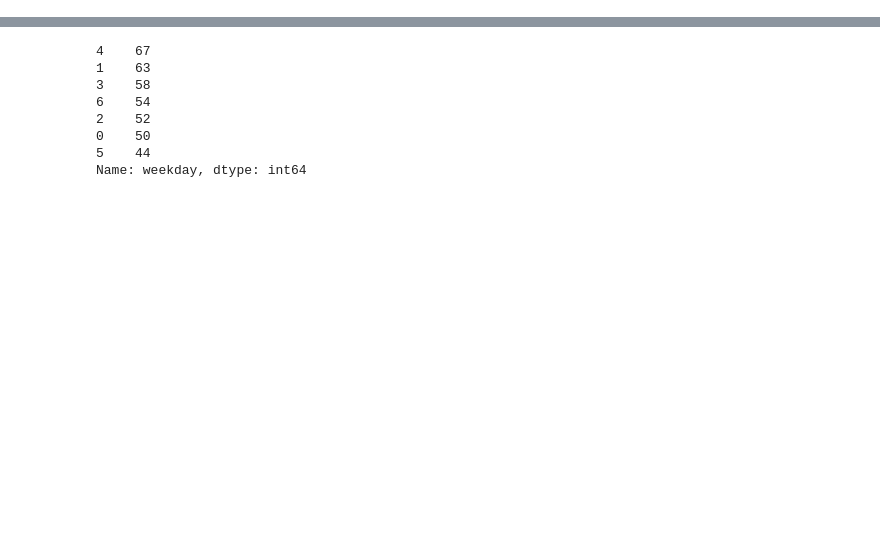
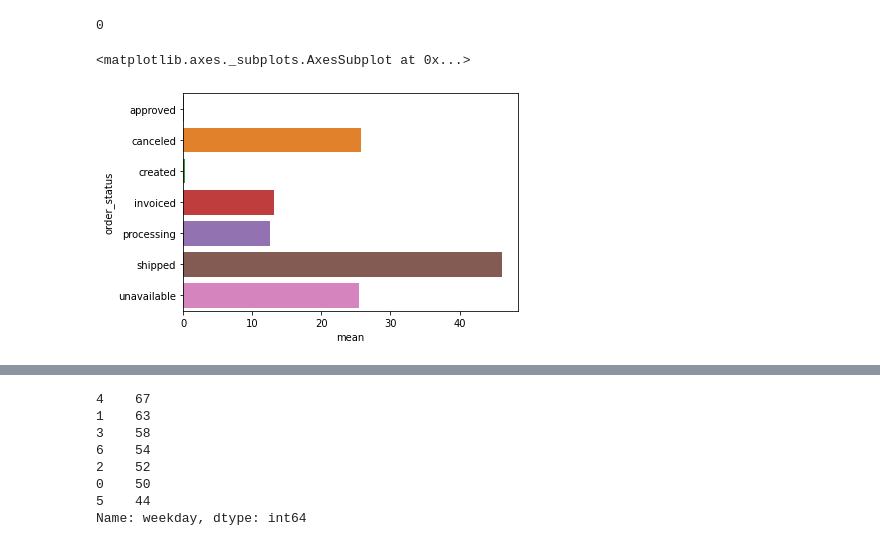
Before and after one commit to y0lk1n/analytics-practice, a Jupyter notebook: project_ecommerce/project_notebook.ipynb, the cells around one changed output, grey strips where cells are left out. Drawn from its saved outputs; the diff is of its cells as text; code cells hidden in the pictures; blank space fills up the shorter version.

```diff
--- a/project_ecommerce/project_notebook.ipynb
+++ b/project_ecommerce/project_notebook.ipynb
@@ -103,0 +71,12 @@ sns.barplot(non_delivered_mean.index, non_delivered_mean.values)
+# %%
+# Создадим столбец для месяца, приведя дату покупки для заказа к первому числу соответствующего месяца
+orders['purchase_month'] = orders.order_purchase_timestamp.to_numpy().astype('datetime64[M]')
+# Отберём не доставленные заказы – те заказы, у которых не указана дата доставки
+non_delivered_orders = orders.loc[orders.order_delivered_customer_date.isna()]
+# Создадим pivot-таблицу, в которой будет посчитано количество заказов с различным статусом по месяцам
+orders_status_pivot = pd.pivot_table(non_delivered_orders, values='order_id', index='purchase_month', columns='order_status', fill_value=0, aggfunc='count')
+# Наконец, посчитаем среднее значение для каждого из встречающихся статусов
+non_delivered_mean = orders_status_pivot.drop(columns=['delivered']).mean().reset_index()
+non_delivered_mean.columns = ['order_status', 'mean']
+
+non_delivered_mean
@@ -114,0 +112,10 @@ mean_delivedy_days.mean()
+# %%
+# Уточним, есть ли "отправленные" заказы, которые не были переданы оператору доставки
+orders.loc[(orders.order_status == 'shipped') & (orders.order_delivered_carrier_date.isna())].order_id.count()
+# %% [output]
+0
+# %%
+sns.barplot(data=non_delivered_mean, y='order_status', x='mean')
+# %% [output]
+<matplotlib.axes._subplots.AxesSubplot at 0x...>
+[figure, added]
```
Also changed, not shown: parts of 52 cells of this notebook, 6 other files.
